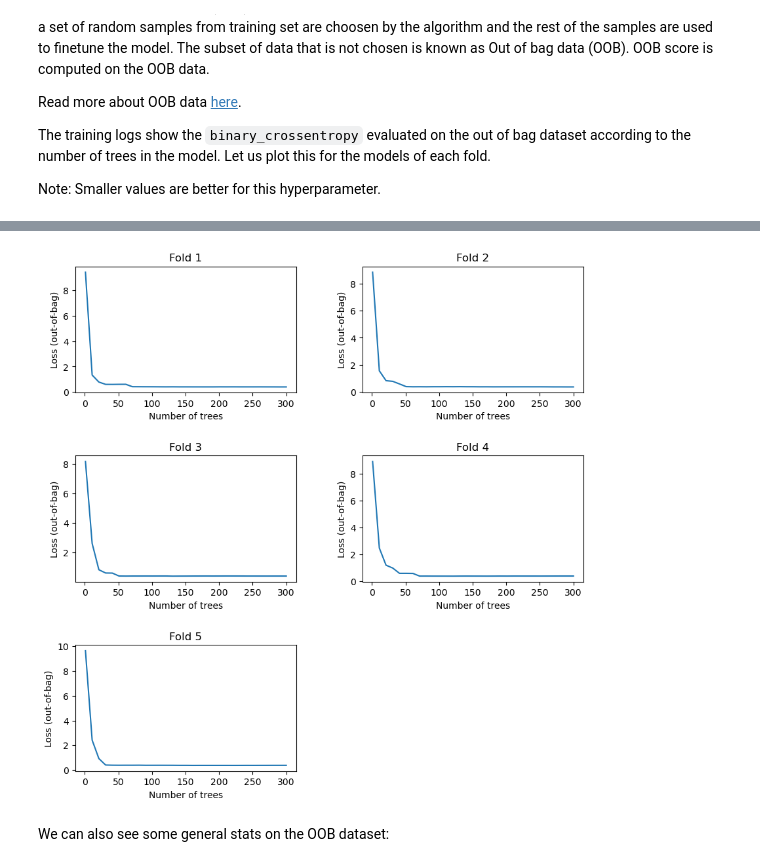
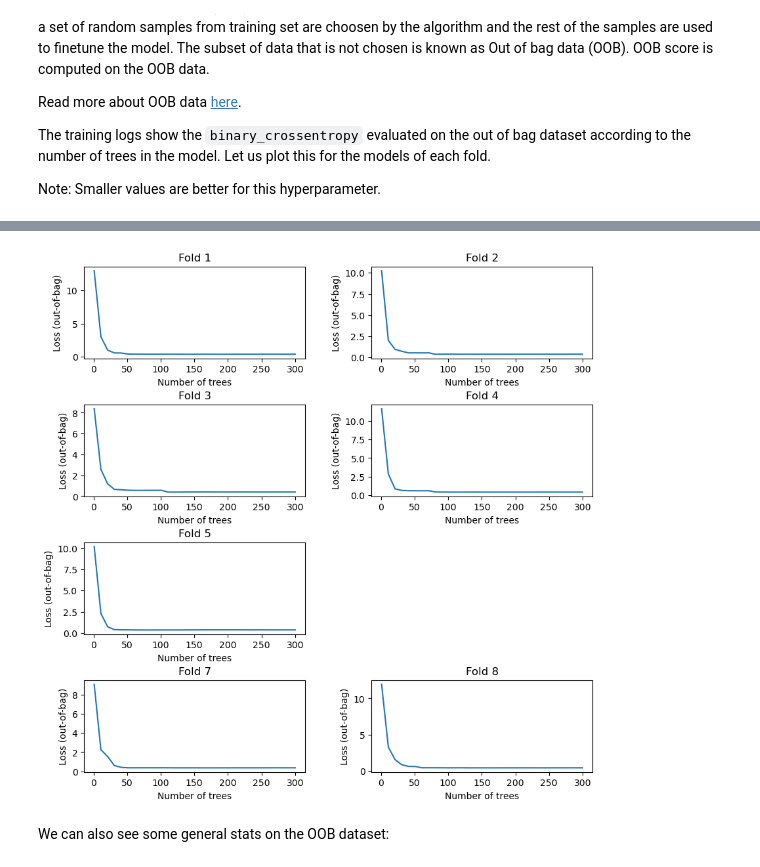
Before and after one commit to Bagirov-lab/Kaggle, a Jupyter notebook: identifying-age-related-solution.ipynb, the cells around one changed output, grey strips where cells are left out. Saved outputs shown, nothing was run; the diff lists cells and outputs as text; code cells hidden in the pictures.

```diff
--- a/identifying-age-related-solution.ipynb
+++ b/identifying-age-related-solution.ipynb
@@ -122,14 +122,14 @@ NUM_FEATURE_COLUMNS = [i for i in dataset_df.columns if i not in ["Id", "EJ", "C
 # %% [markdown]
 Let us now plot the first 6 numerical columns and their values using bar charts.
 # %%
-figure, axis = plt.subplots(3, 2, figsize=(15, 15))
-plt.subplots_adjust(hspace=0.25, wspace=0.3)
+# figure, axis = plt.subplots(3, 2, figsize=(15, 15))
+# plt.subplots_adjust(hspace=0.25, wspace=0.3)
 
-for i, column_name in enumerate(NUM_FEATURE_COLUMNS[:6]):
-    row = i//2
-    col = i % 2
-    bp = sns.barplot(ax=axis[row, col], x=dataset_df['Id'], y=sorted(dataset_df[column_name]))
-    bp.set(xticklabels=[])
-    bp.set_xticklabels(bp.get_xticklabels(), rotation=90, size = 7)
-    axis[row, col].set_title(column_name)
-plt.show()
+# for i, column_name in enumerate(NUM_FEATURE_COLUMNS[:6]):
+#     row = i//2
+#     col = i % 2
+#     bp = sns.barplot(ax=axis[row, col], x=dataset_df['Id'], y=sorted(dataset_df[column_name]))
+#     bp.set(xticklabels=[])
+#     bp.set_xticklabels(bp.get_xticklabels(), rotation=90, size = 7)
+#     axis[row, col].set_title(column_name)
+# plt.show()
@@ -202,10 +200,9 @@ MONOTONIC_COLUMNS
 from sklearn.preprocessing import Normalizer
 # %%
 NORMAL_TRANSFORMERS = dict()
-dataset_df_normalised = pd.DataFrame(index=dataset_df.index)
+dataset_df_normalised = dataset_df.copy()
 for i in tqdm(FEATURE_COLUMNS):
     if i != 'EJ':
-        dataset_df_normalised[i] = dataset_df[i]
         NORMAL_TRANSFORMERS[i] = Normalizer()
 
         if MONOTONIC_COLUMNS.loc[i,'correlation'] > 0:
@@ -234,7 +231,7 @@ dataset_df['Class'].values.reshape(-1,1).shape
 (617, 1)
 # %%
 from sklearn.model_selection import StratifiedKFold, KFold
-skf = StratifiedKFold(n_splits=5)
+skf = StratifiedKFold(n_splits=8)
 X,y = dataset_df_normalised.values.copy(),dataset_df['Class'].values.reshape(-1,1).copy()
 for train, test in skf.split(X=X, y=y):
     print(f'train -  {y[train].sum()/len(y[train])}   |   test -  {y[train].sum()/len(y[train])}')
@@ -397,17 +397,21 @@ Today, we will use the defaults to create the Random Forest Model. By default th
 We will train a model for each fold and after training we will store the model and metrics. Here, we have chosen `accuracy` and `binary_crossentropy` as the metrics.
 # %%
 # Loop through each fold
-for i, (train_index, valid_index) in enumerate(kf.split(X=dataset_df)):
+FEATURES_NORMAL = MONOTONIC_COLUMNS[MONOTONIC_COLUMNS.correlation.notna()].index.tolist()
+
+
+# Normal Model
+for i, (train_index, valid_index) in enumerate(skf.split(X=dataset_df_normalised,y=dataset_df_normalised['Class'])):
         print('##### Fold',i+1)
 
         # Fetch values corresponding to the index
-        train_df = dataset_df.iloc[train_index]
-        valid_df = dataset_df.iloc[valid_index]
+        train_df = dataset_df_normalised.iloc[train_index]
+        valid_df = dataset_df_normalised.iloc[valid_index]
         valid_ids = valid_df.index.values
 
         # Select only feature columns for training.
-        train_df = train_df[FEATURE_COLUMNS]
-        valid_df = valid_df[FEATURE_COLUMNS]
+        train_df = train_df[FEATURES_NORMAL+[label]]
+        valid_df = valid_df[FEATURES_NORMAL+[label]]
 
         # There's one more step required before we can train the model.
         # We need to convert the datatset from Pandas format (pd.DataFrame)
@@ -555,20 +578,20 @@ Note: Smaller values are better for this hyperparameter.
 # %%
-figure, axis = plt.subplots(3, 2, figsize=(10, 10))
+figure, axis = plt.subplots(4, 2, figsize=(10, 10))
 plt.subplots_adjust(hspace=0.5, wspace=0.3)
 
 for i, fold_no in enumerate(models.keys()):
     row = i//2
     col = i % 2
     logs = models[fold_no].make_inspector().training_logs()
     axis[row, col].plot([log.num_trees for log in logs], [log.evaluation.loss for log in logs])
     axis[row, col].set_title(f"Fold {i+1}")
     axis[row, col].set_xlabel('Number of trees')
     axis[row, col].set_ylabel('Loss (out-of-bag)')
 
 axis[2][1].set_visible(False)
 plt.show()
 # %% [output]
-[figure, old version]
+[figure, new version]
 # %% [markdown]
 We can also see some general stats on the OOB dataset:
 # %%
```
Also changed, not shown: parts of 10 cells of this notebook.
